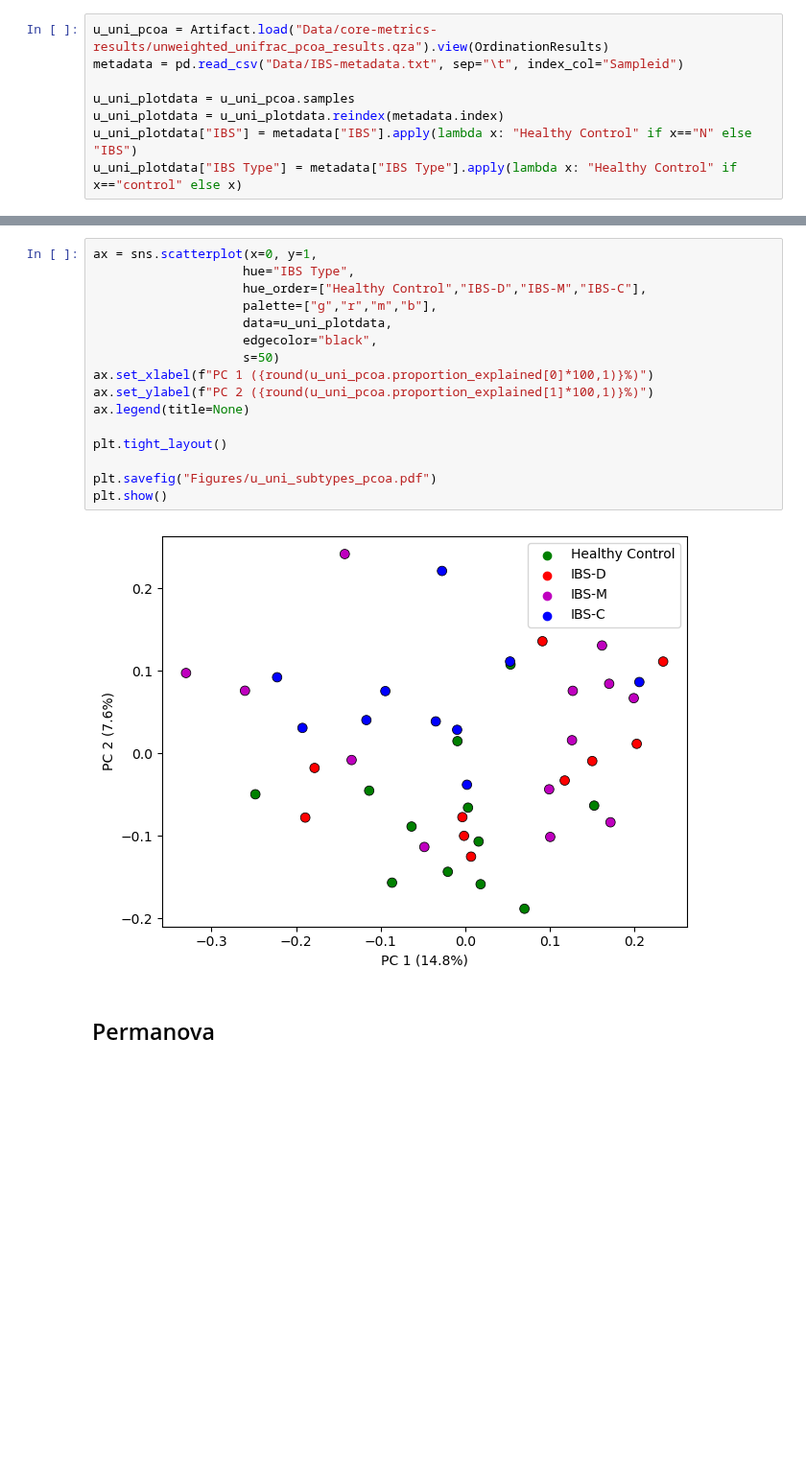
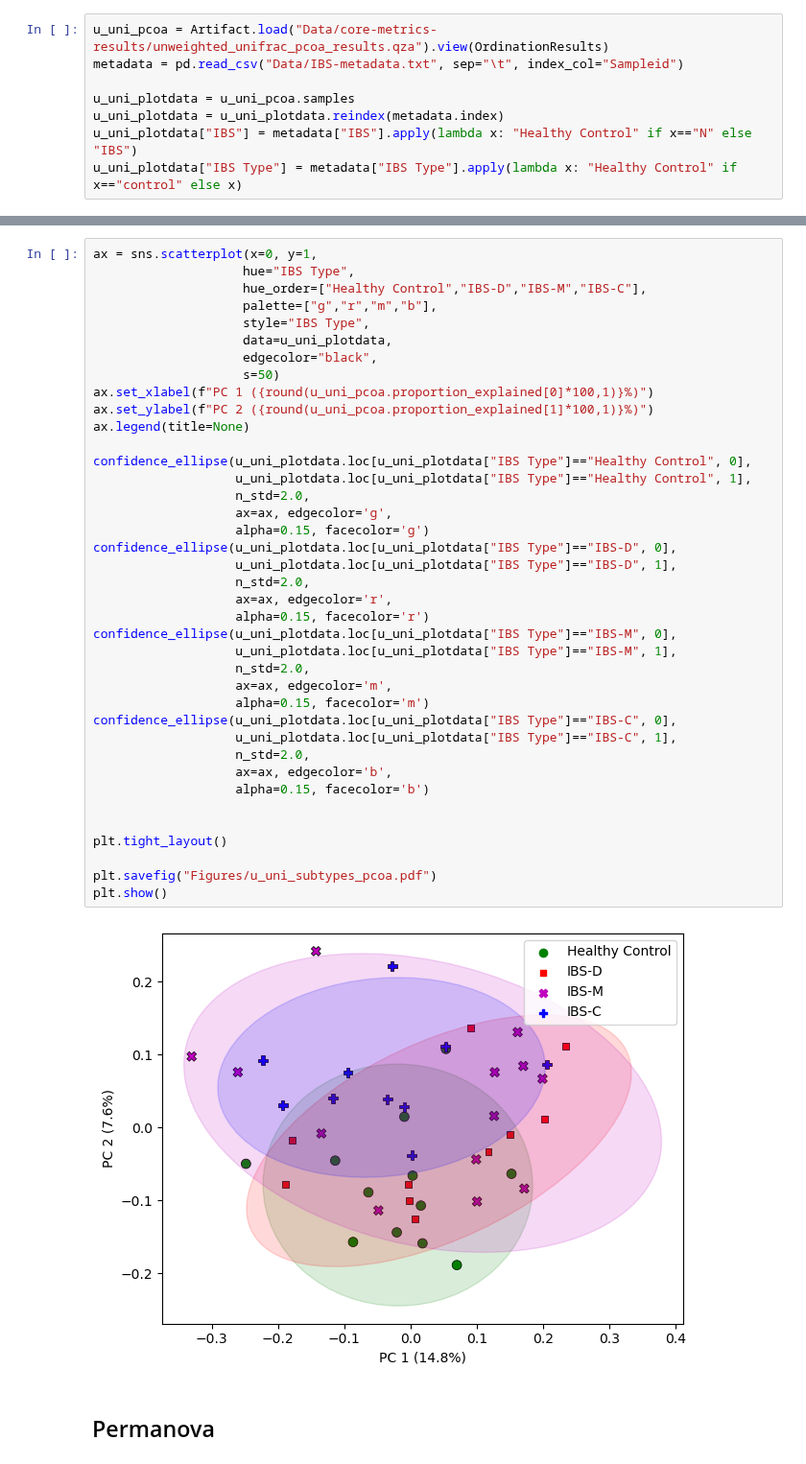
Before and after one commit to sterrettJD/Phadtare-IBS, a Jupyter notebook: PCoA.ipynb, the cells around one changed output, grey strips where cells are left out. Shown at 96% size. Cells and saved outputs as stored; diff of their text form; blank space fills up the shorter version.

Commit message:
add ellipses to ibs subtype pcoa

```diff
--- a/PCoA.ipynb
+++ b/PCoA.ipynb
@@ -128,21 +128,44 @@ plt.show()
 # %%
 ax = sns.scatterplot(x=0, y=1,
                     hue="IBS Type",
                     hue_order=["Healthy Control","IBS-D","IBS-M","IBS-C"],
                     palette=["g","r","m","b"],
+                    style="IBS Type",
                     data=u_uni_plotdata,
                     edgecolor="black",
                     s=50)
 ax.set_xlabel(f"PC 1 ({round(u_uni_pcoa.proportion_explained[0]*100,1)}%)")
 ax.set_ylabel(f"PC 2 ({round(u_uni_pcoa.proportion_explained[1]*100,1)}%)")
 ax.legend(title=None)
 
+confidence_ellipse(u_uni_plotdata.loc[u_uni_plotdata["IBS Type"]=="Healthy Control", 0],
+                   u_uni_plotdata.loc[u_uni_plotdata["IBS Type"]=="Healthy Control", 1],
+                   n_std=2.0,
+                   ax=ax, edgecolor='g',
+                   alpha=0.15, facecolor='g')
+confidence_ellipse(u_uni_plotdata.loc[u_uni_plotdata["IBS Type"]=="IBS-D", 0],
+                   u_uni_plotdata.loc[u_uni_plotdata["IBS Type"]=="IBS-D", 1],
+                   n_std=2.0,
+                   ax=ax, edgecolor='r',
+                   alpha=0.15, facecolor='r')
+confidence_ellipse(u_uni_plotdata.loc[u_uni_plotdata["IBS Type"]=="IBS-M", 0],
+                   u_uni_plotdata.loc[u_uni_plotdata["IBS Type"]=="IBS-M", 1],
+                   n_std=2.0,
+                   ax=ax, edgecolor='m',
+                   alpha=0.15, facecolor='m')
+confidence_ellipse(u_uni_plotdata.loc[u_uni_plotdata["IBS Type"]=="IBS-C", 0],
+                   u_uni_plotdata.loc[u_uni_plotdata["IBS Type"]=="IBS-C", 1],
+                   n_std=2.0,
+                   ax=ax, edgecolor='b',
+                   alpha=0.15, facecolor='b')
+
+
 plt.tight_layout()
 
 plt.savefig("Figures/u_uni_subtypes_pcoa.pdf")
 plt.show()
 # %% [output]
-[figure, old version]
+[figure, new version]
 # %% [markdown]
 ## Permanova
 # %%
```
Also changed, not shown: parts of 3 cells of this notebook.
